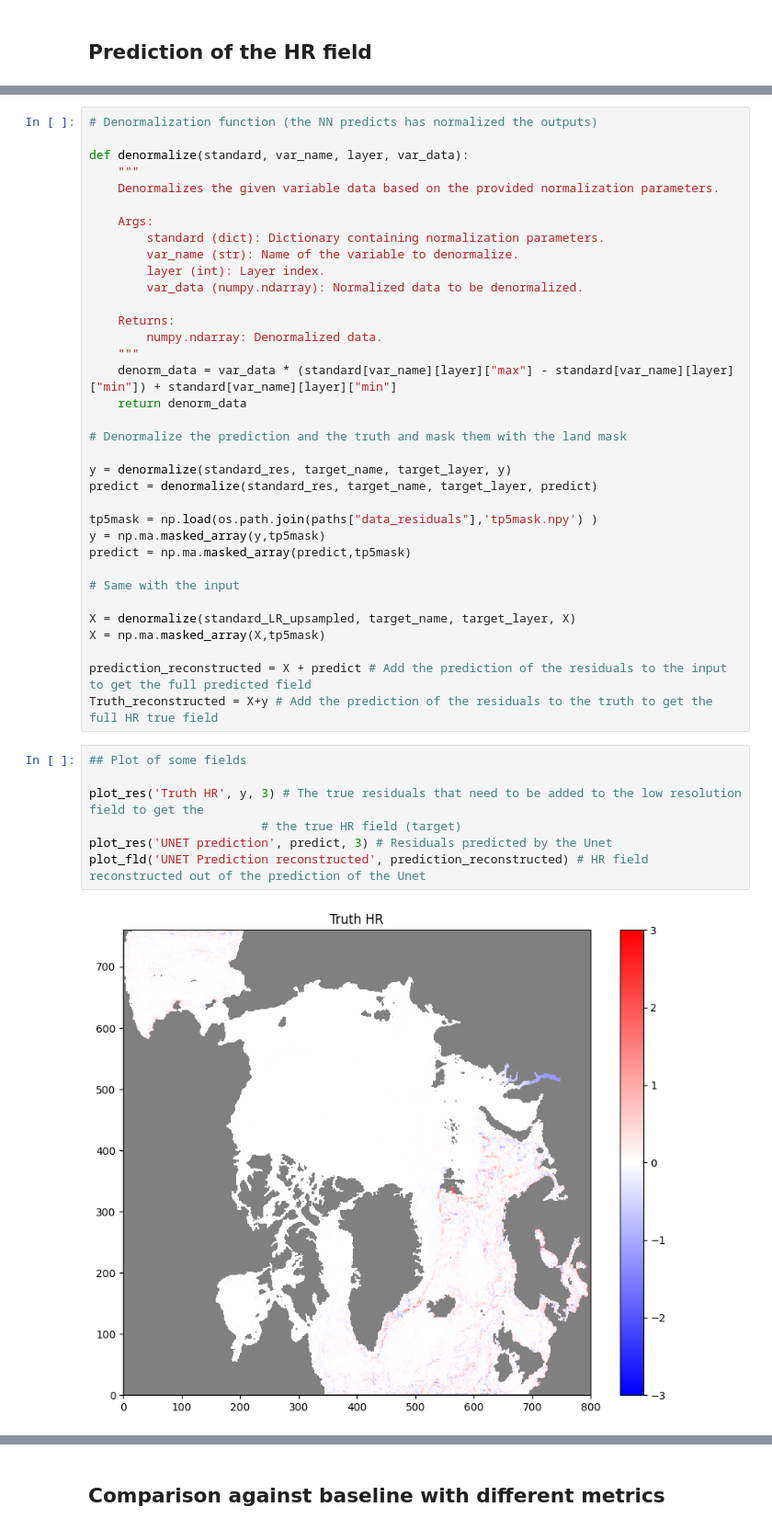
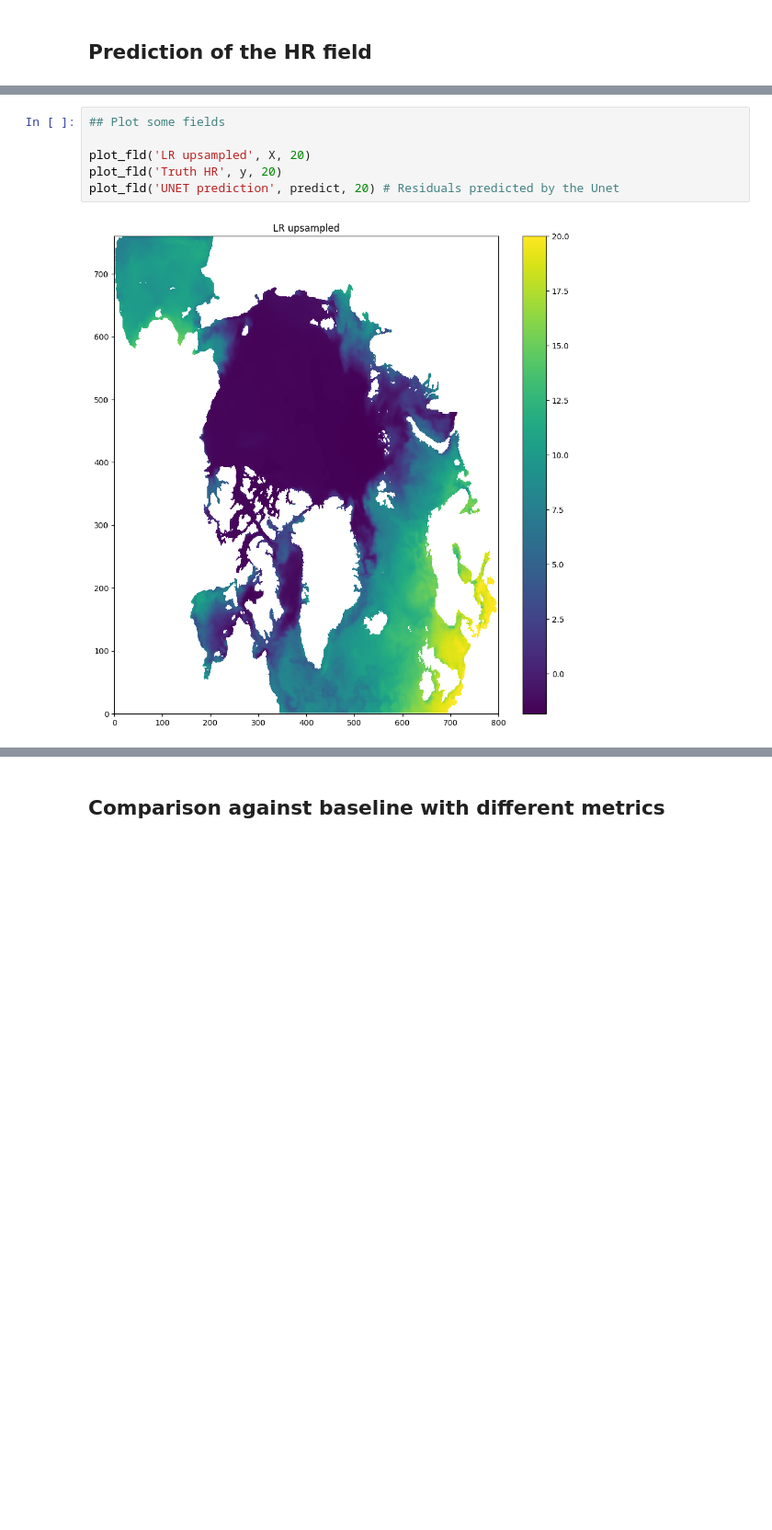
Before and after one commit to AntoineBernigaud/Super_Resolution_Data_Assimilation, a Jupyter notebook: Test_ResUnet.ipynb, the cells around one changed output, grey strips where cells are left out. Shown at 92% size. Saved outputs shown, nothing was run; the diff lists cells and outputs as text; blank space fills up the shorter version.

```diff
--- a/Test_ResUnet.ipynb
+++ b/Test_ResUnet.ipynb
@@ -236,44 +265,8 @@ y = y[0:760,:]
-# %%
-# Denormalization function (the NN predicts has normalized the outputs)
-
-def denormalize(standard, var_name, layer, var_data):
-    """
-    Denormalizes the given variable data based on the provided normalization parameters.
-
-    Args:
-        standard (dict): Dictionary containing normalization parameters.
-        var_name (str): Name of the variable to denormalize.
-        layer (int): Layer index.
-        var_data (numpy.ndarray): Normalized data to be denormalized.
-
-    Returns:
-        numpy.ndarray: Denormalized data.
-    """
-    denorm_data = var_data * (standard[var_name][layer]["max"] - standard[var_name][layer]["min"]) + standard[var_name][layer]["min"]
-    return denorm_data
-
-# Denormalize the prediction and the truth and mask them with the land mask
-
-y = denormalize(standard_res, target_name, target_layer, y)
-predict = denormalize(standard_res, target_name, target_layer, predict)
-
-tp5mask = np.load(os.path.join(paths["data_residuals"],'tp5mask.npy') )
-y = np.ma.masked_array(y,tp5mask)
-predict = np.ma.masked_array(predict,tp5mask)
-
-# Same with the input
-
-X = denormalize(standard_LR_upsampled, target_name, target_layer, X)
-X = np.ma.masked_array(X,tp5mask)
-
-prediction_reconstructed = X + predict # Add the prediction of the residuals to the input to get the full predicted field
-Truth_reconstructed = X+y # Add the prediction of the residuals to the truth to get the full HR true field
 # %%
-## Plot of some fields
+## Plot some fields
 
-plot_res('Truth HR', y, 3) # The true residuals that need to be added to the low resolution field to get the
-                        # the true HR field (target)
-plot_res('UNET prediction', predict, 3) # Residuals predicted by the Unet
-plot_fld('UNET Prediction reconstructed', prediction_reconstructed) # HR field reconstructed out of the prediction of the Unet
+plot_fld('LR upsampled', X, 20)
+plot_fld('Truth HR', y, 20)
+plot_fld('UNET prediction', predict, 20) # Residuals predicted by the Unet
 # %% [output]
-[figure, old version]
+[figure, new version]
```
Also changed, not shown: parts of 28 cells of this notebook, 8 other files.
